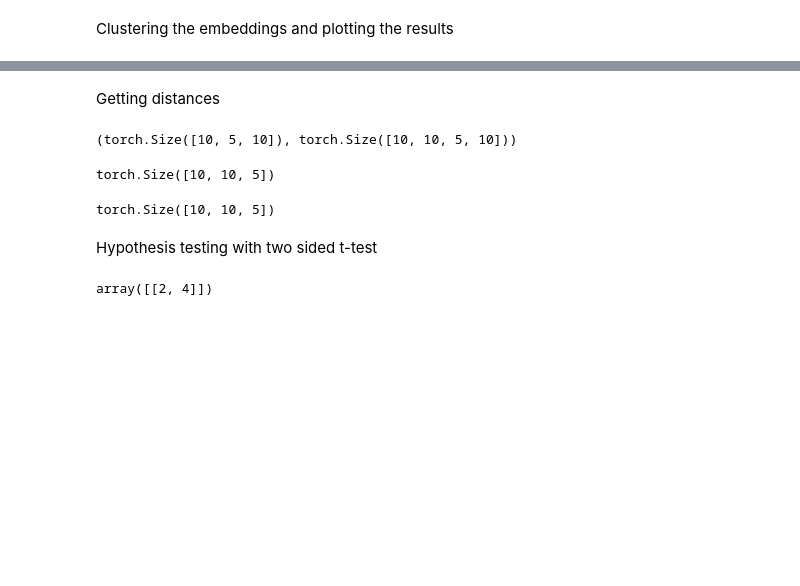
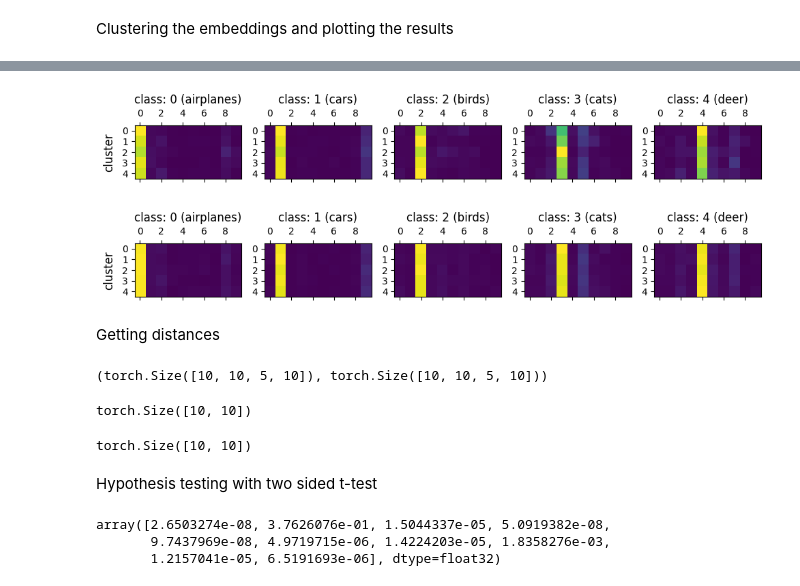
Before and after one commit to KlemenVovk/noisy-labels, a Jupyter notebook: src/reproducibility/noise_hypothesis_testing/hypothesis_testing.ipynb, the cells around one changed output, grey strips where cells are left out. Drawn from its saved outputs; the diff is of its cells as text; code cells hidden in the pictures; blank space fills up the shorter version.

```diff
--- a/src/reproducibility/noise_hypothesis_testing/hypothesis_testing.ipynb
+++ b/src/reproducibility/noise_hypothesis_testing/hypothesis_testing.ipynb
@@ -179,23 +198,46 @@ plot_ps(Ps_sythetic[0])
+# %%
+def plot_ps(P):
+    per_row = 5
+    num_classes = P.shape[0]
+    fig, axs = plt.subplots(num_classes // per_row, per_row, figsize=(10, 5))
+    for i, P_ in enumerate(P):
+        ax = axs[i]
+        ax.matshow(P_) # cmap="YlGnBu" for their colormap
+        ax.set_title(f"class: {i} ({cifar_class_names[i]})")
+    fig.supylabel("cluster")
+    fig.tight_layout()
+    return fig
+fig = plot_ps(Ps_human[0, :5])
+fig.savefig("human_cluster.pdf", bbox_inches="tight")
+# %% [output]
+[figure, added]
+# %%
+fig = plot_ps(Ps_sythetic[0, :5])
+fig.savefig("synthetic_cluster.pdf", bbox_inches="tight")
+# %% [output]
+[figure, added]
 # %% [markdown]
 Getting distances
 # %%
-P_human.shape, Ps_sythetic.shape # [repeats, cls, cluster, cls]
+Ps_human.shape, Ps_sythetic.shape # [repeats, true_cls, cluster, transition_cls]
 # %% [output]
-(torch.Size([10, 5, 10]), torch.Size([10, 10, 5, 10]))
+(torch.Size([10, 10, 5, 10]), torch.Size([10, 10, 5, 10]))
 # %%
-d_human = ((P_human - Ps_sythetic) ** 2).sum(axis=-1)
+d_human = ((Ps_human - Ps_sythetic) ** 2).sum(axis=(-1, -2))
 d_human.shape
 # %% [output]
-torch.Size([10, 10, 5])
+torch.Size([10, 10])
 # %%
-d_synthetic = ((Ps_sythetic - Ps_sythetic.roll(1, dims=0)) ** 2).sum(axis=-1)
+d_synthetic = ((Ps_sythetic - Ps_sythetic.roll(1, dims=0)) ** 2).sum(axis=(-1, -2))
 d_synthetic.shape
 # %% [output]
-torch.Size([10, 10, 5])
+torch.Size([10, 10])
 # %% [markdown]
 Hypothesis testing with two sided t-test
 # %%
 pvals = ttest_ind(d_human, d_synthetic, equal_var=False).pvalue
-np.argwhere(pvals == pvals.max())
+pvals
 # %% [output]
-array([[2, 4]])
+array([2.6503274e-08, 3.7626076e-01, 1.5044337e-05, 5.0919382e-08,
+       9.7437969e-08, 4.9719715e-06, 1.4224203e-05, 1.8358276e-03,
+       1.2157041e-05, 6.5191693e-06], dtype=float32)
```
Also changed, not shown: parts of 14 cells of this notebook, 4 other files.
